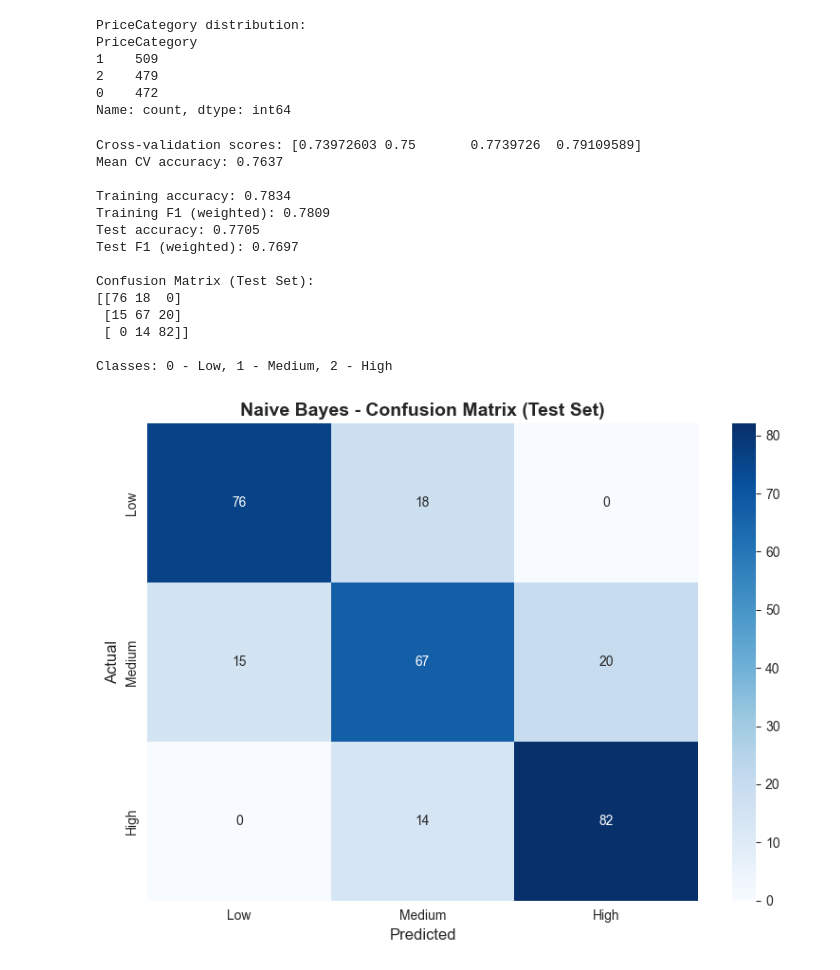
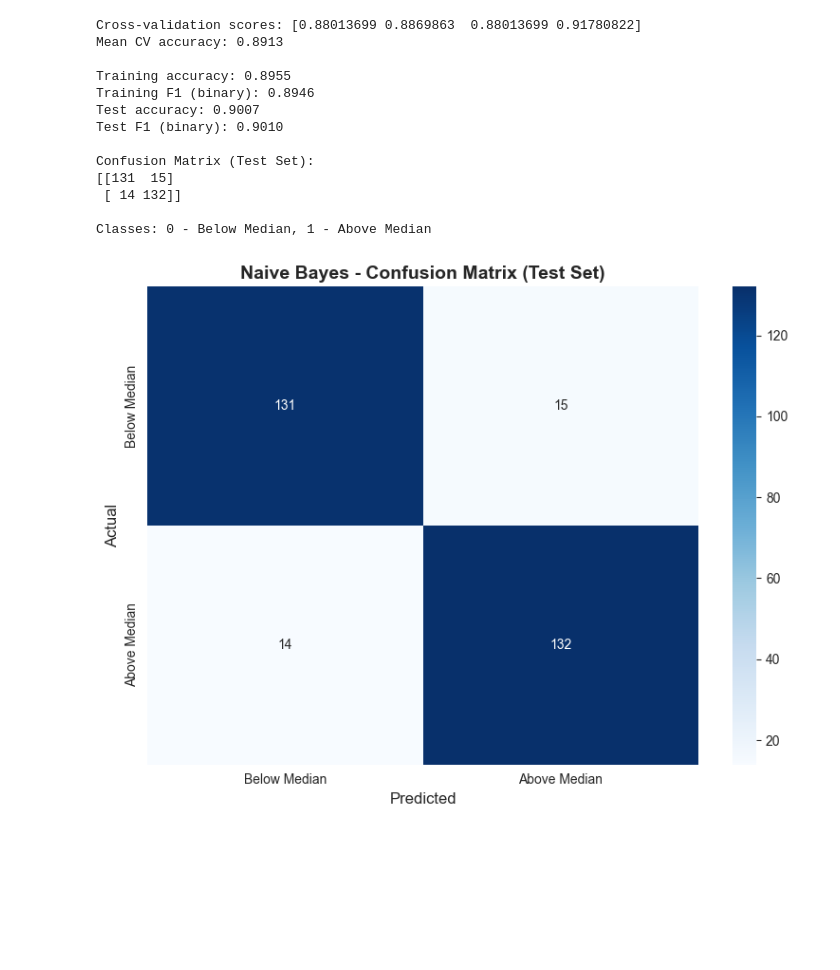
Before and after one commit to haydenpham/CS4120-MLProject, a Jupyter notebook: project/src/train_classification_models.ipynb, the cells around one changed output. Saved outputs shown, nothing was run; the diff lists cells and outputs as text; code cells hidden in the pictures; blank space fills up the shorter version.

```diff
--- a/project/src/train_classification_models.ipynb
+++ b/project/src/train_classification_models.ipynb
@@ -62,13 +61,11 @@ df = df.drop(['LowQualFinSF', 'PoolArea', 'MiscVal'], axis=1)
 df = df.drop(['GarageQual', 'GarageCond'], axis=1)
 df = df.drop(['PoolQC', 'MiscFeature'], axis=1)
 # %%
-from utils import classify_price
+from utils import classify_price, get_median_price
 
 # Step 2: Process Data
-df['PriceCategory'] = df['SalePrice'].apply(classify_price)
-
-print("PriceCategory distribution:")
-print(df['PriceCategory'].value_counts())
+median_price = get_median_price(df)
+df['PriceCategory'] = df['SalePrice'].apply(lambda x: classify_price(x, median_price))
 
 # Remove Id and SalePrice columns
 df = df.drop(['Id', 'SalePrice'], axis=1)
@@ -76,13 +73,6 @@ df = df.drop(['Id', 'SalePrice'], axis=1)
 # Separate features and target
 X = df.drop('PriceCategory', axis=1)
 y = df['PriceCategory']
-# %% [output]
-PriceCategory distribution:
-PriceCategory
-1    509
-2    479
-0    472
-Name: count, dtype: int64
 # %%
 # Handle numeric and categorical features differently
 numeric_features = X.select_dtypes(include=['int64', 'float64']).columns.tolist()
@@ -133,33 +123,33 @@ with mlflow.start_run(run_name="Naive_Bayes"):
     # Step 5: Evaluate Model Accuracy
     y_train_pred_nb = nb_pipeline.predict(X_train)
     train_accuracy_nb = accuracy_score(y_train, y_train_pred_nb)
-    train_f1_nb = f1_score(y_train, y_train_pred_nb, average='weighted')
+    train_f1_nb = f1_score(y_train, y_train_pred_nb, average='binary')
 
     mlflow.log_metric("train_accuracy", train_accuracy_nb)
     mlflow.log_metric("train_f1", train_f1_nb)
 
     print(f"\nTraining accuracy: {train_accuracy_nb:.4f}")
-    print(f"Training F1 (weighted): {train_f1_nb:.4f}")
+    print(f"Training F1 (binary): {train_f1_nb:.4f}")
 
     y_test_pred_nb = nb_pipeline.predict(X_test)
     test_accuracy_nb = accuracy_score(y_test, y_test_pred_nb)
-    test_f1_nb = f1_score(y_test, y_test_pred_nb, average='weighted')
+    test_f1_nb = f1_score(y_test, y_test_pred_nb, average='binary')
 
     mlflow.log_metric("test_accuracy", test_accuracy_nb)
     mlflow.log_metric("test_f1", test_f1_nb)
 
     print(f"Test accuracy: {test_accuracy_nb:.4f}")
-    print(f"Test F1 (weighted): {test_f1_nb:.4f}")
+    print(f"Test F1 (binary): {test_f1_nb:.4f}")
 
     print("\nConfusion Matrix (Test Set):")
     cm_nb = confusion_matrix(y_test, y_test_pred_nb)
     print(cm_nb)
-    print("\nClasses: 0 - Low, 1 - Medium, 2 - High")
+    print("\nClasses: 0 - Below Median, 1 - Above Median")
 
     plt.figure(figsize=(8, 6))
     sns.heatmap(cm_nb, annot=True, fmt='d', cmap='Blues',
-                xticklabels=['Low', 'Medium', 'High'],
-                yticklabels=['Low', 'Medium', 'High'])
+                xticklabels=['Below Median', 'Above Median'],
+                yticklabels=['Below Median', 'Above Median'])
     plt.title('Naive Bayes - Confusion Matrix (Test Set)', fontsize=14, fontweight='bold')
     plt.ylabel('Actual', fontsize=12)
     plt.xlabel('Predicted', fontsize=12)
@@ -173,41 +163,40 @@ with mlflow.start_run(run_name="Naive_Bayes"):
         nb_pipeline, X_train, y_train, cv=4,
         train_sizes=np.linspace(0.1, 1.0, 10),
         scoring='accuracy', n_jobs=-1, random_state=RNG
     )
 
     train_mean = np.mean(train_scores, axis=1)
     train_std = np.std(train_scores, axis=1)
     val_mean = np.mean(val_scores, axis=1)
     val_std = np.std(val_scores, axis=1)
 
     plt.figure(figsize=(10, 6))
     plt.plot(train_sizes, train_mean, 'o-', color='#2E86AB', linewidth=2, markersize=6, label='Training Score')
     plt.fill_between(train_sizes, train_mean - train_std, train_mean + train_std, alpha=0.2, color='#2E86AB')
     plt.plot(train_sizes, val_mean, 'o-', color='#A23B72', linewidth=2, markersize=6, label='Validation Score')
     plt.fill_between(train_sizes, val_mean - val_std, val_mean + val_std, alpha=0.2, color='#A23B72')
 
     plt.xlabel('Training Set Size', fontsize=12, fontweight='bold')
     plt.ylabel('Accuracy Score', fontsize=12, fontweight='bold')
     plt.title('Naive Bayes - Learning Curve', fontsize=14, fontweight='bold')
     plt.legend(loc='lower right', fontsize=10)
     plt.grid(alpha=0.3, linestyle='--')
     plt.tight_layout()
 
     mlflow.log_figure(plt.gcf(), 'nb_learning_curve.png')
     plt.show()
 # %% [output]
-Cross-validation scores: [0.73972603 0.75       0.7739726  0.79109589]
-Mean CV accuracy: 0.7637
+Cross-validation scores: [0.88013699 0.8869863  0.88013699 0.91780822]
+Mean CV accuracy: 0.8913
 
-Training accuracy: 0.7834
-Training F1 (weighted): 0.7809
-Test accuracy: 0.7705
-Test F1 (weighted): 0.7697
+Training accuracy: 0.8955
+Training F1 (binary): 0.8946
+Test accuracy: 0.9007
+Test F1 (binary): 0.9010
 
 Confusion Matrix (Test Set):
-[[76 18  0]
- [15 67 20]
- [ 0 14 82]]
+[[131  15]
+ [ 14 132]]
 
-Classes: 0 - Low, 1 - Medium, 2 - High
+Classes: 0 - Below Median, 1 - Above Median
-[figure, old version]
+[figure, new version]
```
Also changed, not shown: parts of 10 cells of this notebook, 4 other files.
